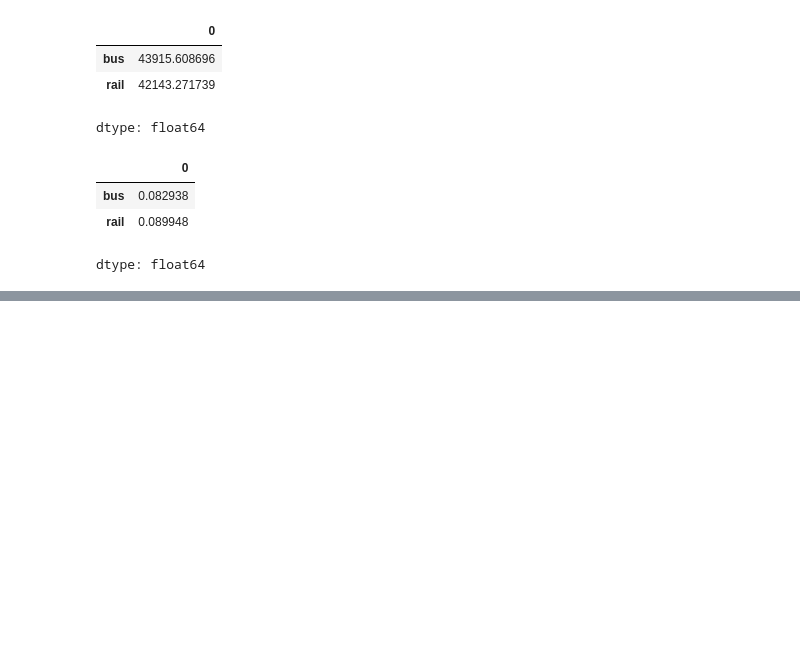
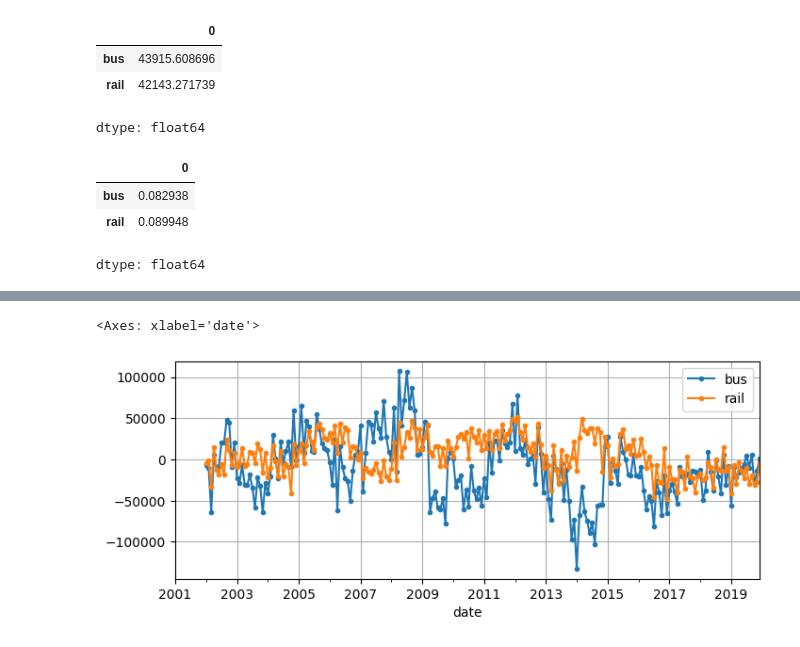
Before and after one commit to NeuronEdge67/Hands-On-Machine-Learning-...By-Aur-lien-G-ron-, a Jupyter notebook: 13_processing_sequences_using_rnns_and_cnns.ipynb, the cells around one changed output, grey strips where cells are left out. Saved outputs shown, nothing was run; the diff lists cells and outputs as text; code cells hidden in the pictures; blank space fills up the shorter version.

```diff
--- a/13_processing_sequences_using_rnns_and_cnns.ipynb
+++ b/13_processing_sequences_using_rnns_and_cnns.ipynb
@@ -69,0 +81,5 @@ dtype: float64
+# %%
+df_monthly.diff(12)[period].plot(grid=True, marker=".", figsize=(8, 3))
+# %% [output]
+<Axes: xlabel='date'>
+[figure, added]
```
Also changed, not shown: parts of 5 cells of this notebook.
